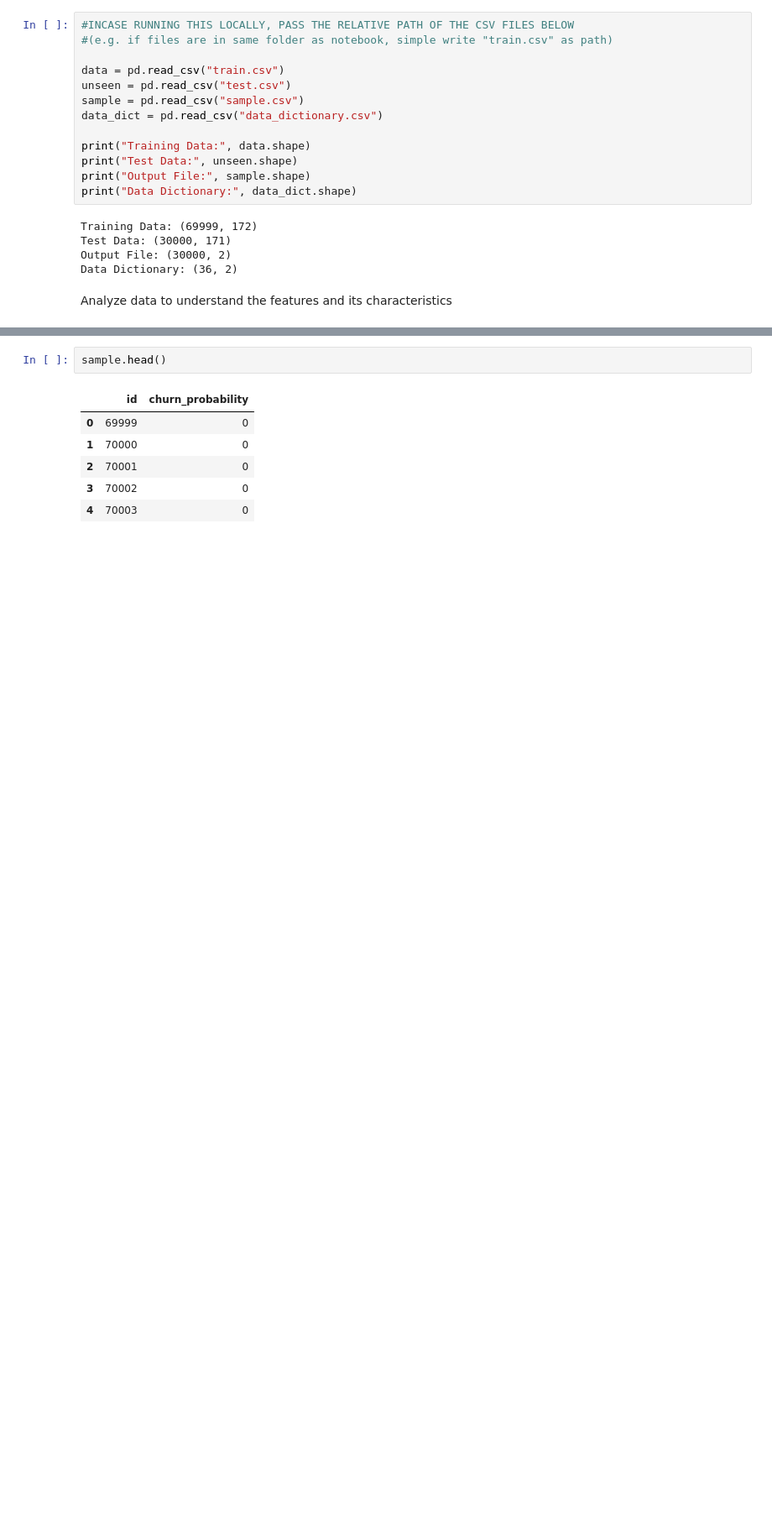
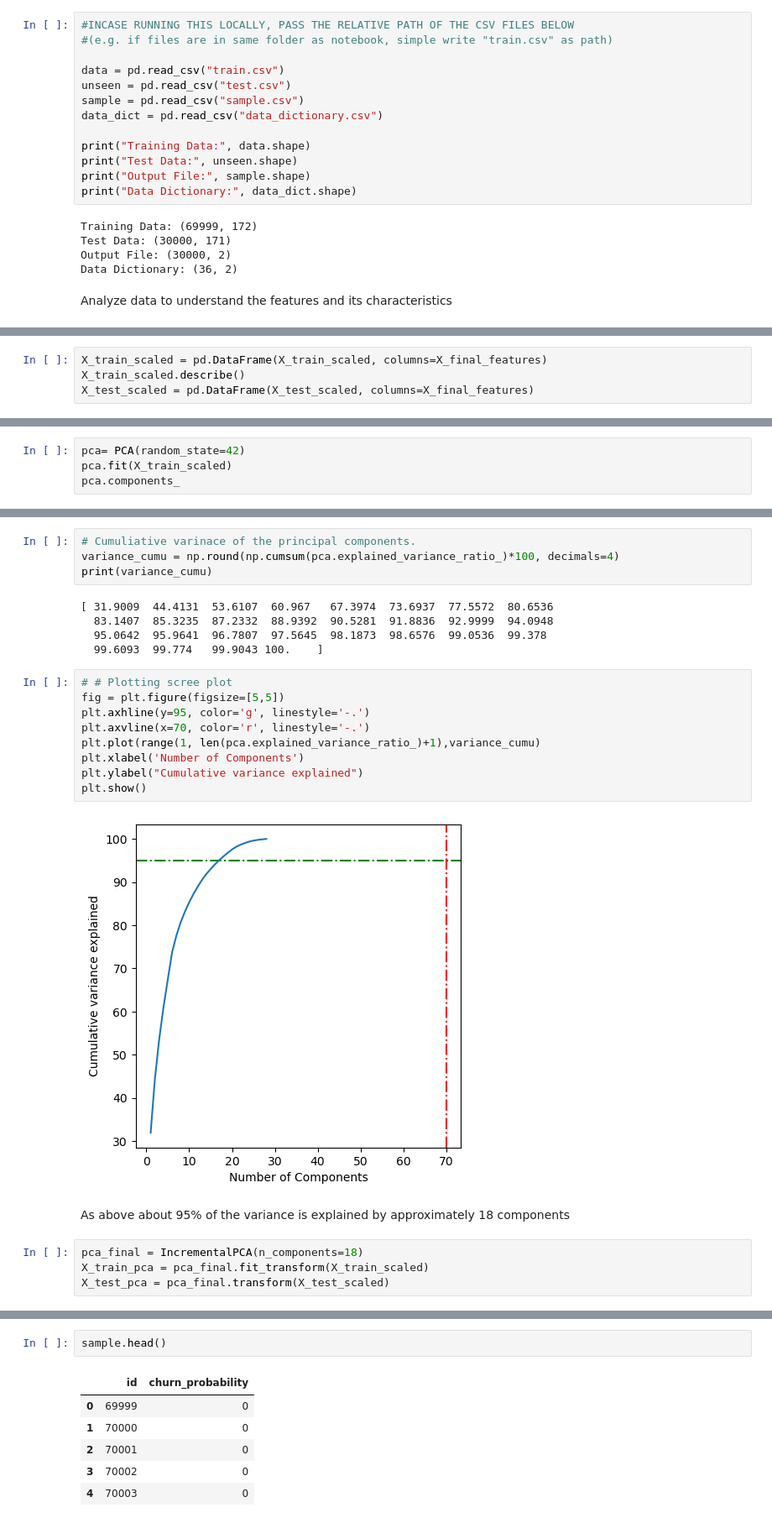
Before and after one commit to riteshlath/case-study-churn-prediction-for-telecom, a Jupyter notebook: case-study-predict-telecom-churn.ipynb, the cells around one changed output, grey strips where cells are left out. Shown at 84% size. Saved outputs shown, nothing was run; the diff lists cells and outputs as text; blank space fills up the shorter version.

```diff
--- a/case-study-predict-telecom-churn.ipynb
+++ b/case-study-predict-telecom-churn.ipynb
@@ -552,0 +610,4 @@ For submission, we need to make sure that the format is exactly the same as the
+# %%
+X_train_scaled = pd.DataFrame(X_train_scaled, columns=X_final_features)
+X_train_scaled.describe()
+X_test_scaled = pd.DataFrame(X_test_scaled, columns=X_final_features)
@@ -552,0 +669,4 @@ For submission, we need to make sure that the format is exactly the same as the
+# %%
+pca= PCA(random_state=42)
+pca.fit(X_train_scaled)
+pca.components_
@@ -552,0 +691,26 @@ For submission, we need to make sure that the format is exactly the same as the
+# %%
+# Cumuliative varinace of the principal components.
+variance_cumu = np.round(np.cumsum(pca.explained_variance_ratio_)*100, decimals=4)
+print(variance_cumu)
+# %% [output]
+[ 31.9009  44.4131  53.6107  60.967   67.3974  73.6937  77.5572  80.6536
+  83.1407  85.3235  87.2332  88.9392  90.5281  91.8836  92.9999  94.0948
+  95.0642  95.9641  96.7807  97.5645  98.1873  98.6576  99.0536  99.378
+  99.6093  99.774   99.9043 100.    ]
+# %%
+# # Plotting scree plot
+fig = plt.figure(figsize=[5,5])
+plt.axhline(y=95, color='g', linestyle='-.')
+plt.axvline(x=70, color='r', linestyle='-.')
+plt.plot(range(1, len(pca.explained_variance_ratio_)+1),variance_cumu)
+plt.xlabel('Number of Components')
+plt.ylabel("Cumulative variance explained")
+plt.show()
+# %% [output]
+[figure, added]
+# %% [markdown]
+As above about 95% of the variance is explained by approximately 18 components
+# %%
+pca_final = IncrementalPCA(n_components=18)
+X_train_pca = pca_final.fit_transform(X_train_scaled)
+X_test_pca = pca_final.transform(X_test_scaled)
```
Also changed, not shown: parts of 152 cells of this notebook, 1 other file.
